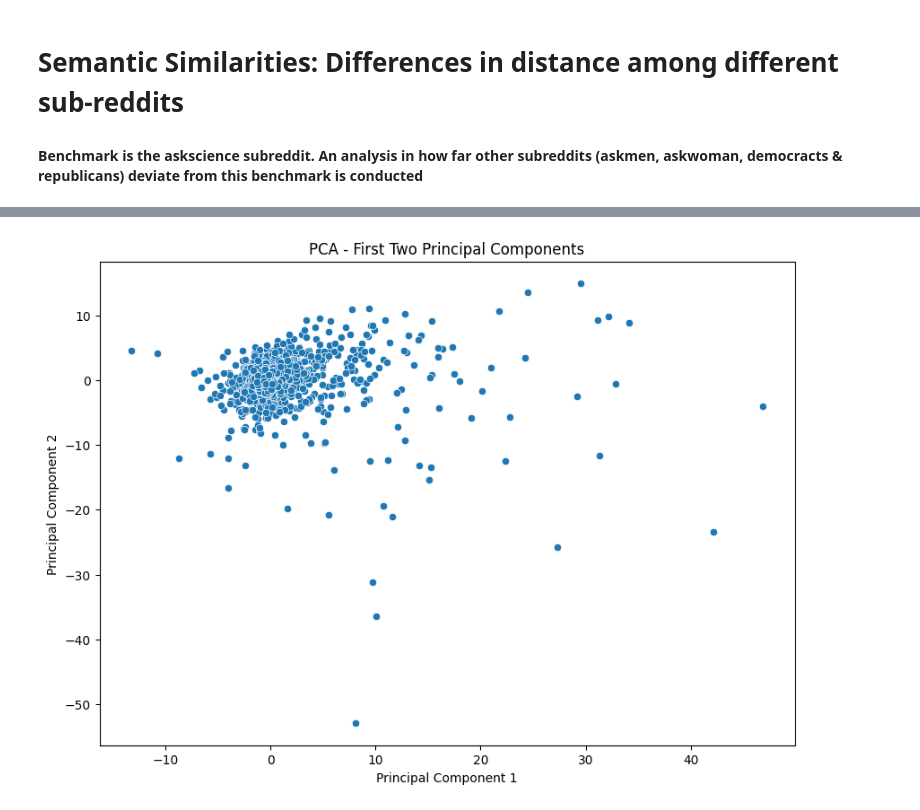
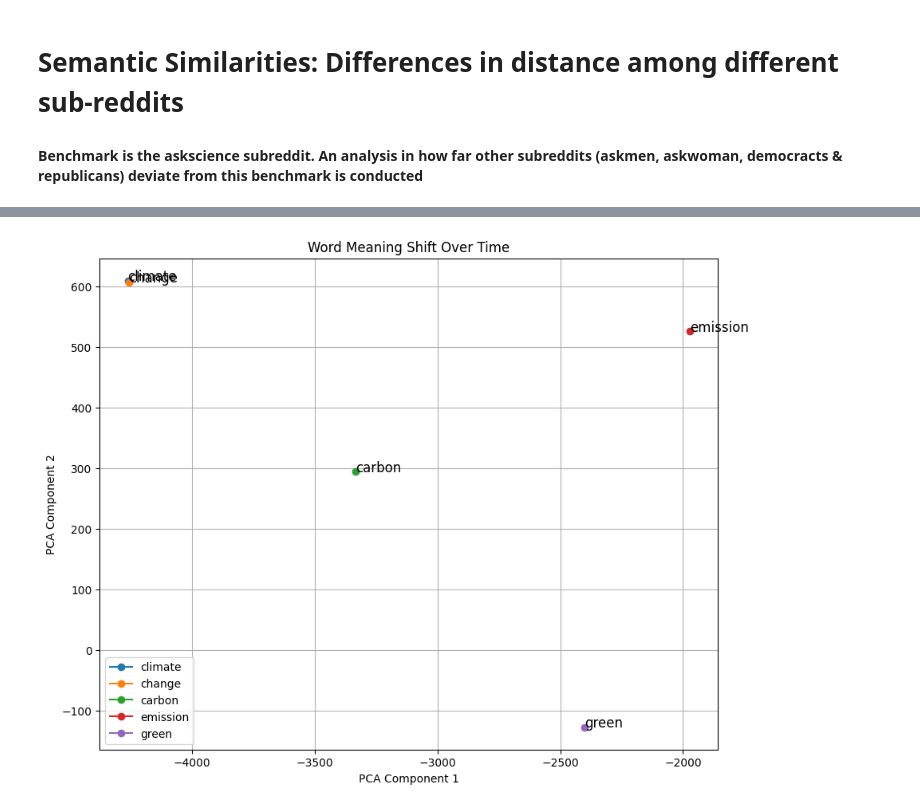
Before and after one commit to tobiaswtzl/dlss-project24, a Jupyter notebook: code/2. Deep Learning Model/SemSim_subreddits.ipynb, the cells around one changed output, grey strips where cells are left out. Drawn from its saved outputs; the diff is of its cells as text; code cells hidden in the pictures.

```diff
--- a/code/2. Deep Learning Model/SemSim_subreddits.ipynb
+++ b/code/2. Deep Learning Model/SemSim_subreddits.ipynb
@@ -10,6 +6,0 @@ model = torch.load("/Users/fabianmahner/dlss-project24/output/fine_tuning_result
-# %%
-# Extract the embeddings
-embeddings = model['embeddings.weight']
-
-# Convert to a pandas DataFrame
-df = pd.DataFrame(embeddings.numpy())
@@ -62,14 +7,53 @@ Explained variance ratio: [0.08649381 0.05698743 0.04940549 0.04904535 0.0432083
-# %%
-import matplotlib.pyplot as plt
-import seaborn as sns
-
-# Assuming df_pca is your DataFrame after applying PCA
-plt.figure(figsize=(10, 7))
-sns.scatterplot(x=df_pca['PC1'], y=df_pca['PC2'])
-
-plt.title('PCA - First Two Principal Components')
-plt.xlabel('Principal Component 1')
-plt.ylabel('Principal Component 2')
-plt.show()
-# %% [output]
-[figure, removed]
+# %%
+import pandas as pd
+from sklearn.decomposition import PCA
+import matplotlib.pyplot as plt
+
+# Step 1: Load the embeddings
+years = list(range(2010, 2023))
+embeddings = {}
+
+for year in years:
+    embeddings[year] = pd.read_csv(f'/Users/fabianmahner/dlss-project24/output/embeddings/embeddings_CBOW_posts_{year}.csv')
+
+# Step 2: Align the words (ensure all embeddings have the same words)
+words = set(embeddings[years[0]]['word'])
+for year in years[1:]:
+    words &= set(embeddings[year]['word'])
+
+words = list(words)  # list of common words across all years
+
+# Step 3: Concatenate the embeddings for each word across all years
+all_embeddings = []
+
+for year in years:
+    df = embeddings[year]
+    df = df[df['word'].isin(words)]
+    all_embeddings.append(df.set_index('word').loc[words].values)
+
+all_embeddings = np.concatenate(all_embeddings, axis=1)
+
+# Step 4: Apply PCA
+pca = PCA(n_components=2)
+pca_result = pca.fit_transform(all_embeddings)
+
+# Step 5: Visualize the results for a few selected words
+selected_words = ['climate', 'change', 'carbon', 'emission', 'green']  # example words
+
+plt.figure(figsize=(10, 8))
+
+for word in selected_words:
+    index = words.index(word)
+    x = pca_result[index, 0::2]
+    y = pca_result[index, 1::2]
+    plt.plot(x, y, marker='o', label=word)
+    plt.text(x[-1], y[-1], word, fontsize=12)
+
+plt.xlabel('PCA Component 1')
+plt.ylabel('PCA Component 2')
+plt.title('Word Meaning Shift Over Time')
+plt.legend()
+plt.grid(True)
+plt.show()
+# %% [output]
+[figure, added]
```
Also changed, not shown: parts of 8 cells of this notebook, 1 other file.
